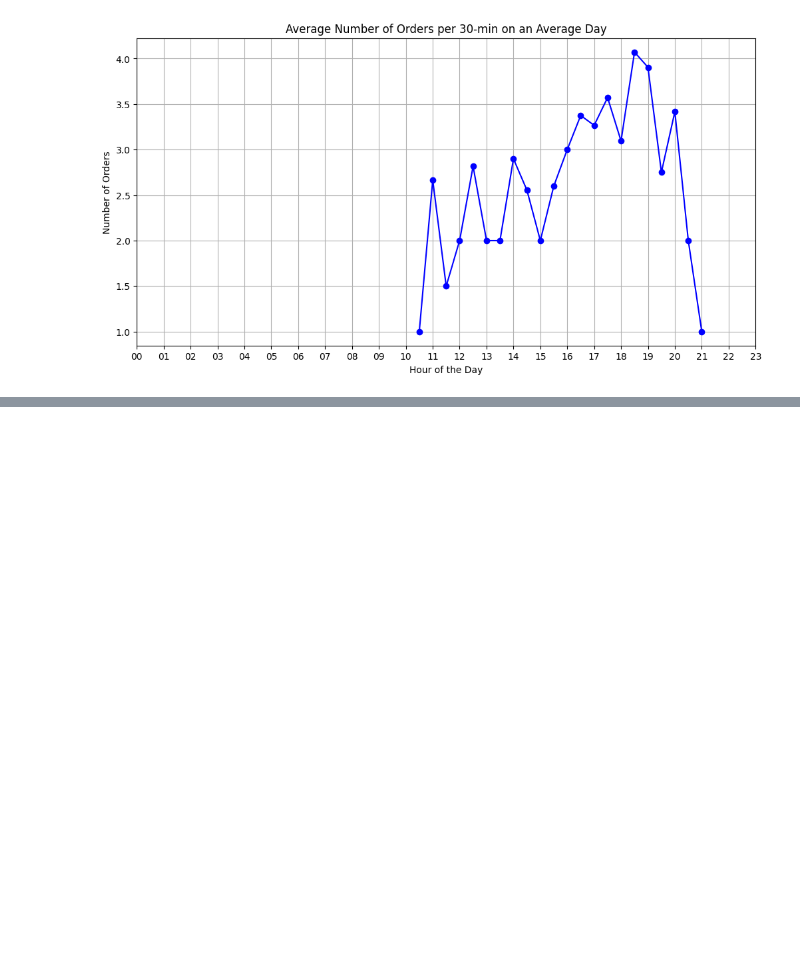
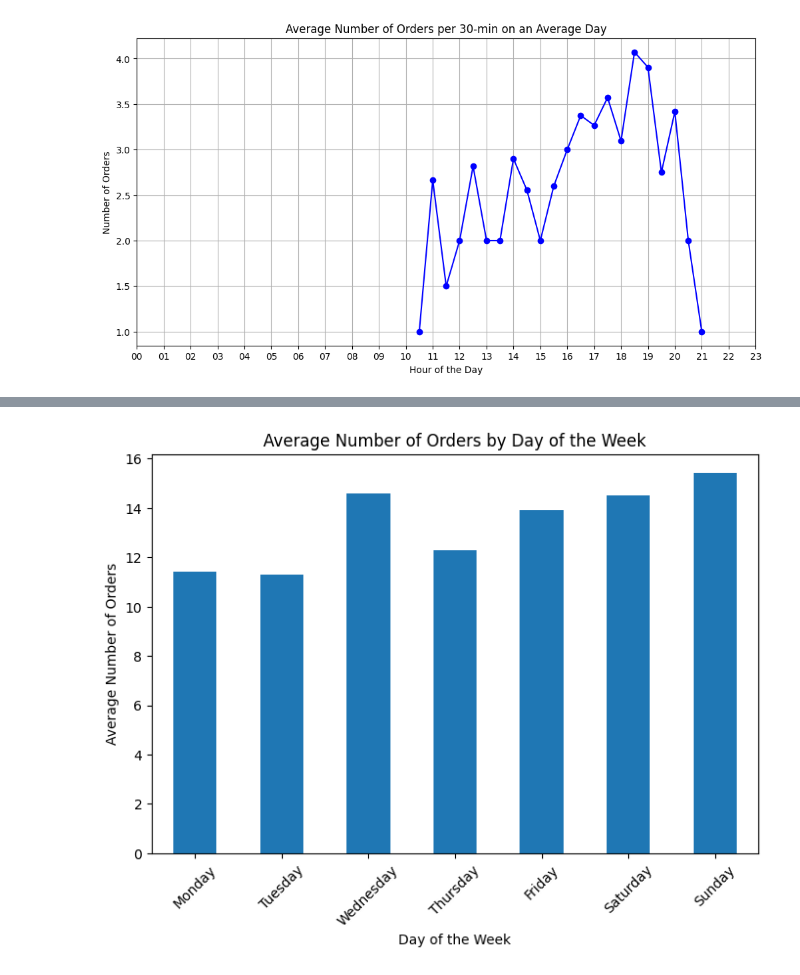
Before and after one commit to Sree5835/dynamic_pricing, a Jupyter notebook: src/dynamic_pricing/analysis/explore.ipynb, the cells around one changed output, grey strips where cells are left out. Cells and saved outputs as stored; diff of their text form; code cells hidden in the pictures; blank space fills up the shorter version.

Commit message:
#5; general exploration of data is complete

```diff
--- a/src/dynamic_pricing/analysis/explore.ipynb
+++ b/src/dynamic_pricing/analysis/explore.ipynb
@@ -64,0 +154,30 @@ plot_average_orders_per_interval(df,interval=30)
+# %%
+
+def plot_average_orders_by_day_of_week(df):
+    order_timestamp = "order_placed_timestamp"
+    # Extract the day of the week from the order_datetime column
+    df['day_of_week'] = df[order_timestamp].dt.day_name()
+
+    # Group by day of the week and calculate the average number of orders
+    average_orders = df.groupby(['day_of_week', df[order_timestamp].dt.date]).size().groupby('day_of_week').mean()
+
+    # Define the order of days for proper sorting in the plot
+    weekdays = ['Monday', 'Tuesday', 'Wednesday',
+                'Thursday', 'Friday', 'Saturday', 'Sunday']
+
+    # Reindex the DataFrame to include all weekdays in the desired order
+    average_orders = average_orders.reindex(weekdays)
+
+    # Plotting the average number of orders by day of the week
+    plt.figure(figsize=(8, 6))
+    average_orders.plot(kind='bar')
+    plt.xlabel('Day of the Week')
+    plt.ylabel('Average Number of Orders')
+    plt.title('Average Number of Orders by Day of the Week')
+    plt.xticks(rotation=45)
+    plt.subplots_adjust(bottom=0.2)
+    plt.show()
+
+plot_average_orders_by_day_of_week(df)
+# %% [output]
+[figure, added]
```
Also changed, not shown: parts of 9 cells of this notebook.
